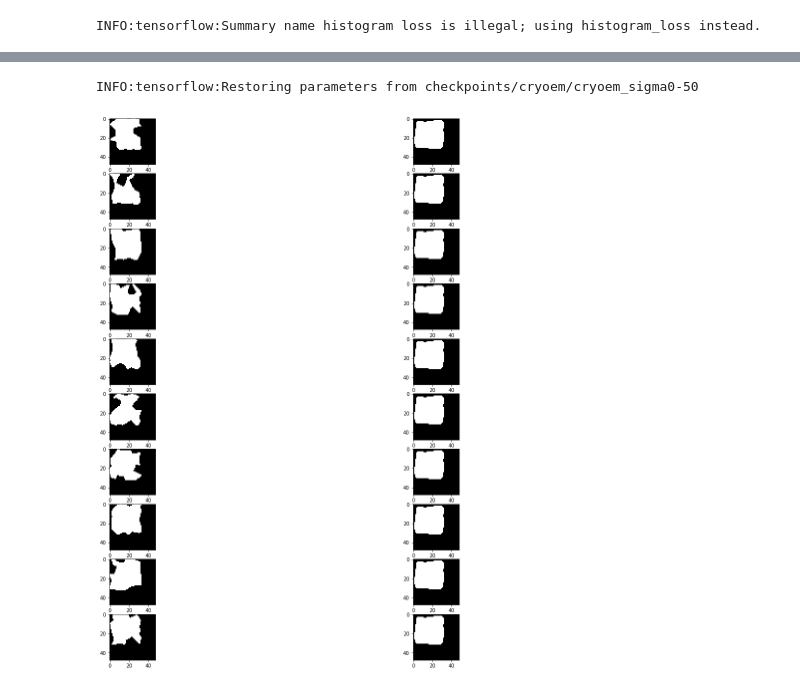
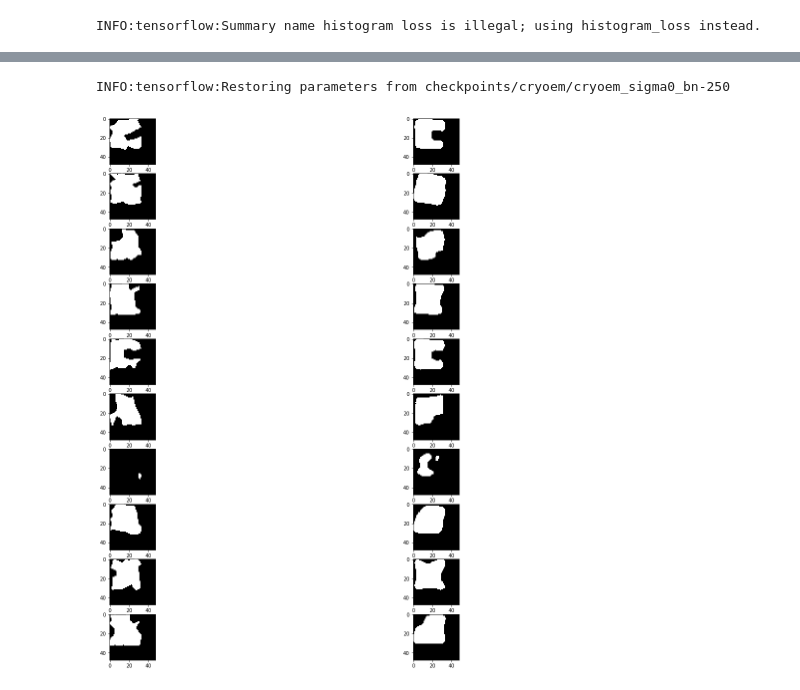
Before and after one commit to skarakulak/alignment_learining, a Jupyter notebook: model.ipynb, the cells around one changed output, grey strips where cells are left out. Cells and saved outputs as stored; diff of their text form; code cells hidden in the pictures.

```diff
--- a/model.ipynb
+++ b/model.ipynb
@@ -375,11 +423,16 @@ class objGenNetwork(object):
 # Note that the data generation process would utilize 4 CPU
 # threads. If the model would train on GPU, you may set the
 # 'nProcess_dataprep' argument equal to 'mp.cpu_count()'
-model = objGenNetwork(noise=0,model_n_img_per_obj=64, lr=1,nProcess_dataprep=4, vers='sigma0')
+model = objGenNetwork(noise=0,
+                      model_n_img_per_obj=32,
+                      lr=1,
+                      nProcess_dataprep=4,
+                      skipStep = 15,
+                      vers='sigma0_bn')
 model.build()
 # %% [output]
 INFO:tensorflow:Summary name histogram loss is illegal; using histogram_loss instead.
 # %%
 # training
-model.train(n_epochs=50)
+model.train(n_epochs=250)
 # %% [output]
@@ -409,25 +460,36 @@ I will try using a conditional GAN next. In that setup the discriminator should
 # %%
 with tf.Session() as sess:
     sess.run(tf.global_variables_initializer())
-    saver = tf.train.Saver()
+    tVars = tf.trainable_variables()
+    defGraph = tf.get_default_graph()
+
+    for v in defGraph.get_collection(tf.GraphKeys.GLOBAL_VARIABLES):
+        if all([
+                ('bnorm_' in v.name),
+                ('optimizer' not in v.name),
+                ('Adadelta' not in v.name),
+                v not in tVars ]):
+            tVars.append(v)
+
+    saver = tf.train.Saver(var_list= tVars)
     ckpt = tf.train.get_checkpoint_state(os.path.dirname('checkpoints/cryoem/cryoem_sigma1'))
     if ckpt and ckpt.model_checkpoint_path:
         saver.restore(sess, ckpt.model_checkpoint_path)
 
     y_pred = sess.run(model.predictions,feed_dict={model.x_ph: model.train_x_new})
 
 
 
 fig=plt.figure(figsize=(20, 20))
 columns = 2
 rows = 5
 for i in range(0, 10):
     fig.add_subplot(10, 2, i*2+1)
     plt.imshow(model.train_y_new[i][0][:,:,0],interpolation='nearest', cmap="gray")
 
     fig.add_subplot(10, 2, i*2+2)
     plt.imshow(y_pred[i,:,:,0]>0.5,interpolation='nearest', cmap="gray")
 plt.show()
 # %% [output]
-INFO:tensorflow:Restoring parameters from checkpoints/cryoem/cryoem_sigma0-50
+INFO:tensorflow:Restoring parameters from checkpoints/cryoem/cryoem_sigma0_bn-250
-[figure, old version]
+[figure, new version]
```
Also changed, not shown: parts of 4 cells of this notebook.
